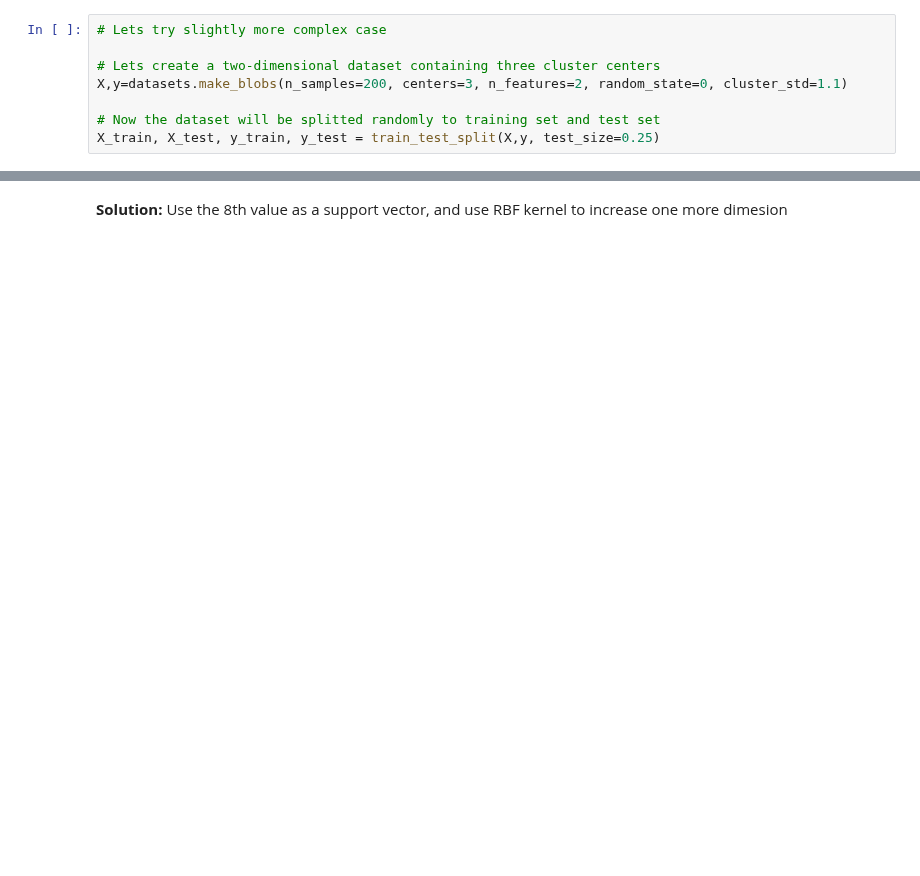
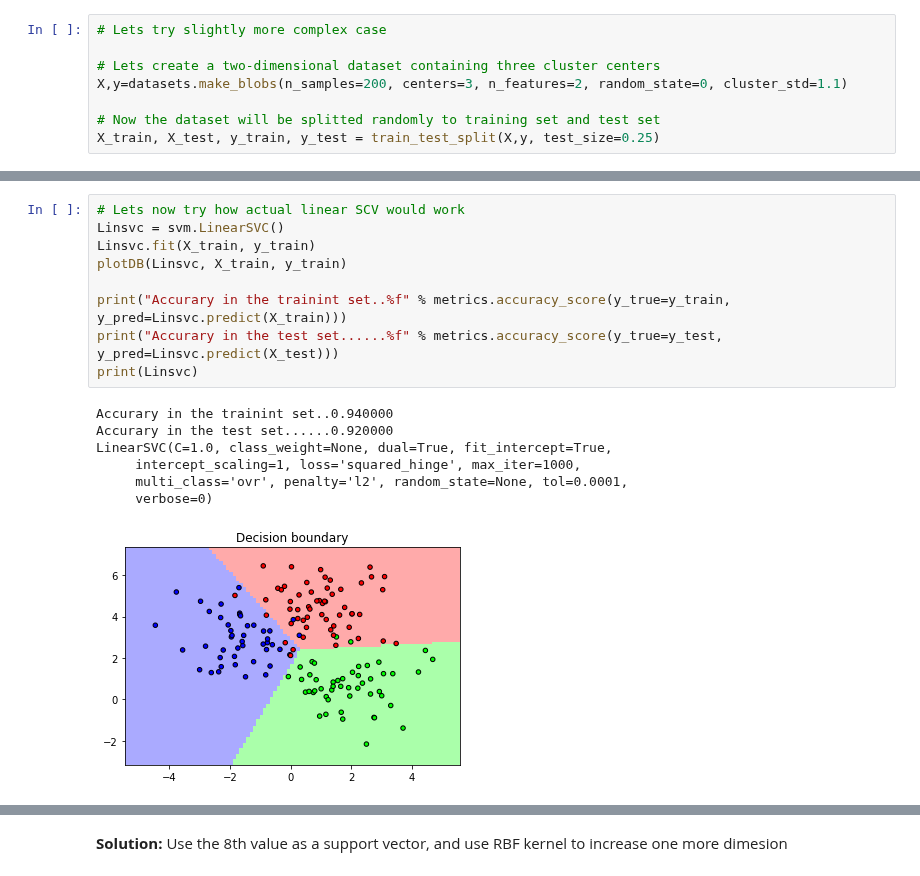
Before and after one commit to pevalisuo/AML, a Jupyter notebook: ICAT3190_Module5_SupervisedMachineLearning.ipynb, the cells around one changed output, grey strips where cells are left out. Cells and saved outputs as stored; diff of their text form; blank space fills up the shorter version.

```diff
--- a/ICAT3190_Module5_SupervisedMachineLearning.ipynb
+++ b/ICAT3190_Module5_SupervisedMachineLearning.ipynb
@@ -436,0 +436,17 @@ SVC(C=1.0, cache_size=200, class_weight=None, coef0=0.0,
+# %%
+# Lets now try how actual linear SCV would work
+Linsvc = svm.LinearSVC()
+Linsvc.fit(X_train, y_train)
+plotDB(Linsvc, X_train, y_train)
+
+print("Accurary in the trainint set..%f" % metrics.accuracy_score(y_true=y_train, y_pred=Linsvc.predict(X_train)))
+print("Accurary in the test set......%f" % metrics.accuracy_score(y_true=y_test, y_pred=Linsvc.predict(X_test)))
+print(Linsvc)
+# %% [output]
+Accurary in the trainint set..0.940000
+Accurary in the test set......0.920000
+LinearSVC(C=1.0, class_weight=None, dual=True, fit_intercept=True,
+     intercept_scaling=1, loss='squared_hinge', max_iter=1000,
+     multi_class='ovr', penalty='l2', random_state=None, tol=0.0001,
+     verbose=0)
+[figure, added]
```
Also changed, not shown: parts of 38 cells of this notebook, 3 other files.
